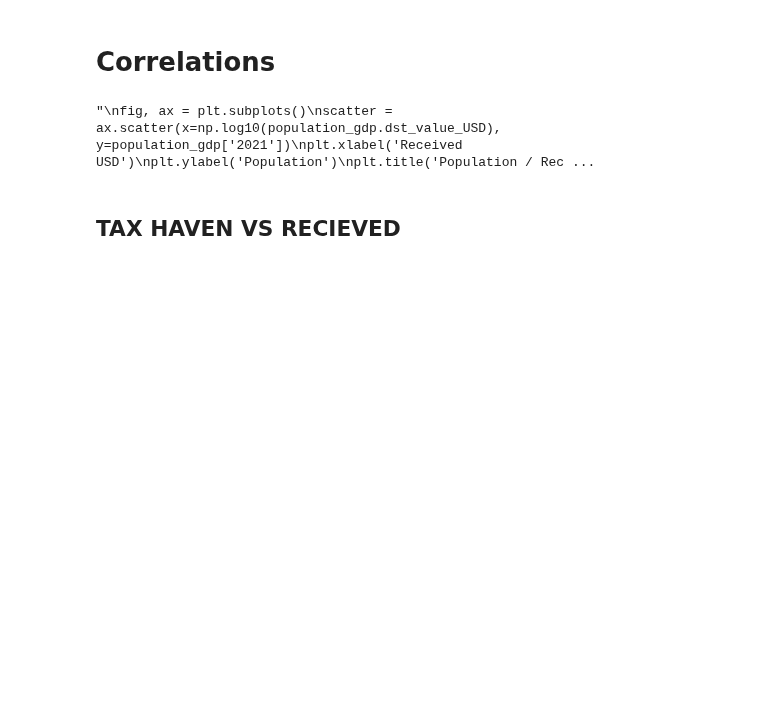
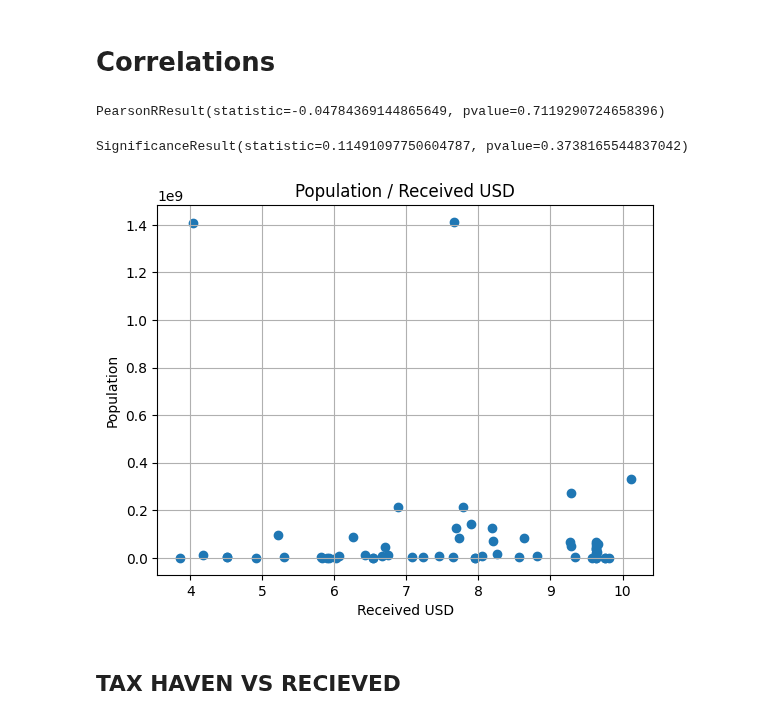
Before and after one commit to FlowDrucka64/MoneyFlow, a Jupyter notebook: data_exploration.ipynb, the cells around one changed output. Drawn from its saved outputs; the diff is of its cells as text; code cells hidden in the pictures; blank space fills up the shorter version.

```diff
--- a/data_exploration.ipynb
+++ b/data_exploration.ipynb
@@ -1036,27 +1036,25 @@ plot_locality(locality_with_inland,neighbours,2016,3)
 # Prepare Population
 population_country = pd.merge(population, country_codes, left_on='Country Code', right_on='alpha-3', how='inner')
 # %%
-#TODO FIX THIS
-#NameError: name 'population_country' is not defined
+flow_data = expanded_df.copy()
+dst_juri_sum = expanded_df.groupby('dst_jurisdictions')['value_USD'].sum()
+population_gdp = pd.merge(dst_juri_sum, population_country, left_on='dst_jurisdictions', right_on='alpha-2', how='inner')
 
-flow_data = merged_df.copy()
-dst_juri_sum = merged_df.groupby('dst_jurisdictions')['value_USD'].sum()
-population_gdp = pd.merge(dst_juri_sum, population_country, left_on='dst_jurisdictions', right_on='alpha-2', how='inner')
-'''
 fig, ax = plt.subplots()
-scatter = ax.scatter(x=np.log10(population_gdp.dst_value_USD), y=population_gdp['2021'])
+scatter = ax.scatter(x=np.log10(population_gdp.value_USD), y=population_gdp['2021'])
 plt.xlabel('Received USD')
 plt.ylabel('Population')
 plt.title('Population / Received USD')
 plt.grid(True)
 
-corr = pearsonr(population_gdp.dst_value_USD, population_gdp['2021'])
+corr = pearsonr(population_gdp.value_USD, population_gdp['2021'])
 display(corr)
-corr = spearmanr(population_gdp.dst_value_USD, population_gdp['2021'])
+corr = spearmanr(population_gdp.value_USD, population_gdp['2021'])
 display(corr)
-'''
 # %% [output]
-"\nfig, ax = plt.subplots()\nscatter = ax.scatter(x=np.log10(population_gdp.dst_value_USD), y=population_gdp['2021'])\nplt.xlabel('Received USD')\nplt.ylabel('Population')\nplt.title('Population / Rec ...
+PearsonRResult(statistic=-0.04784369144865649, pvalue=0.7119290724658396)
+SignificanceResult(statistic=0.11491097750604787, pvalue=0.3738165544837042)
+[figure, added]
 # %% [markdown]
 ## TAX HAVEN VS RECIEVED
 # %%
```
